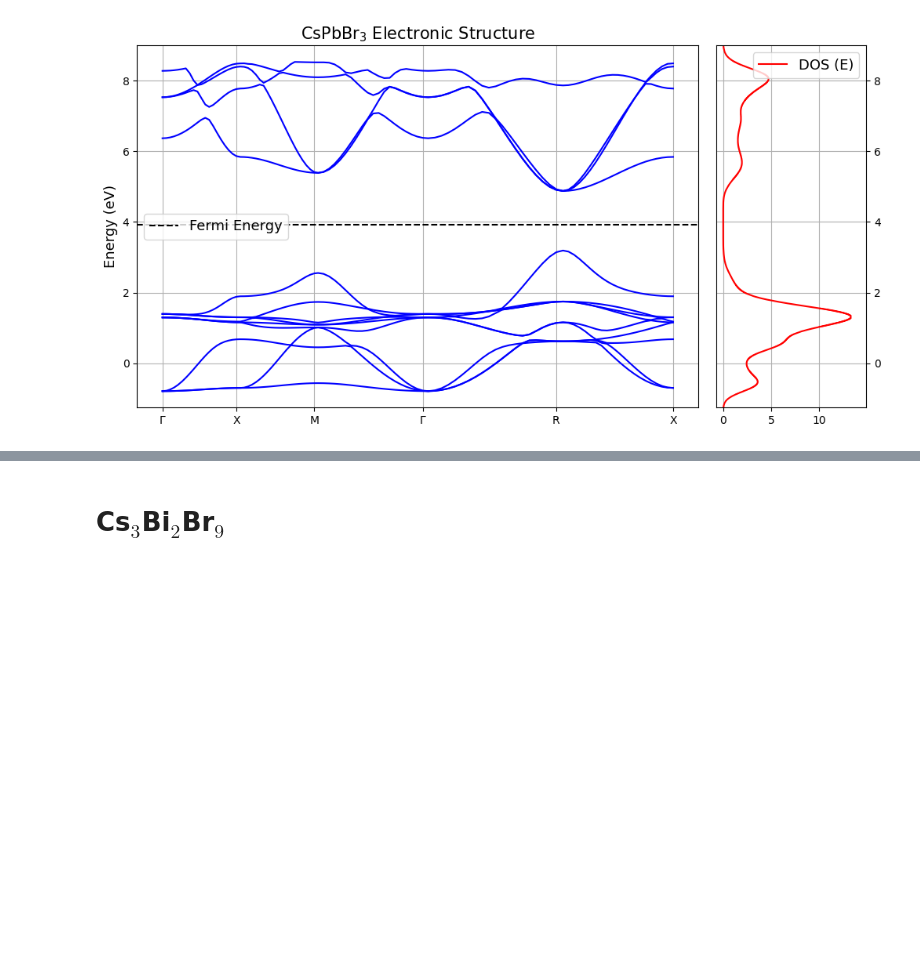
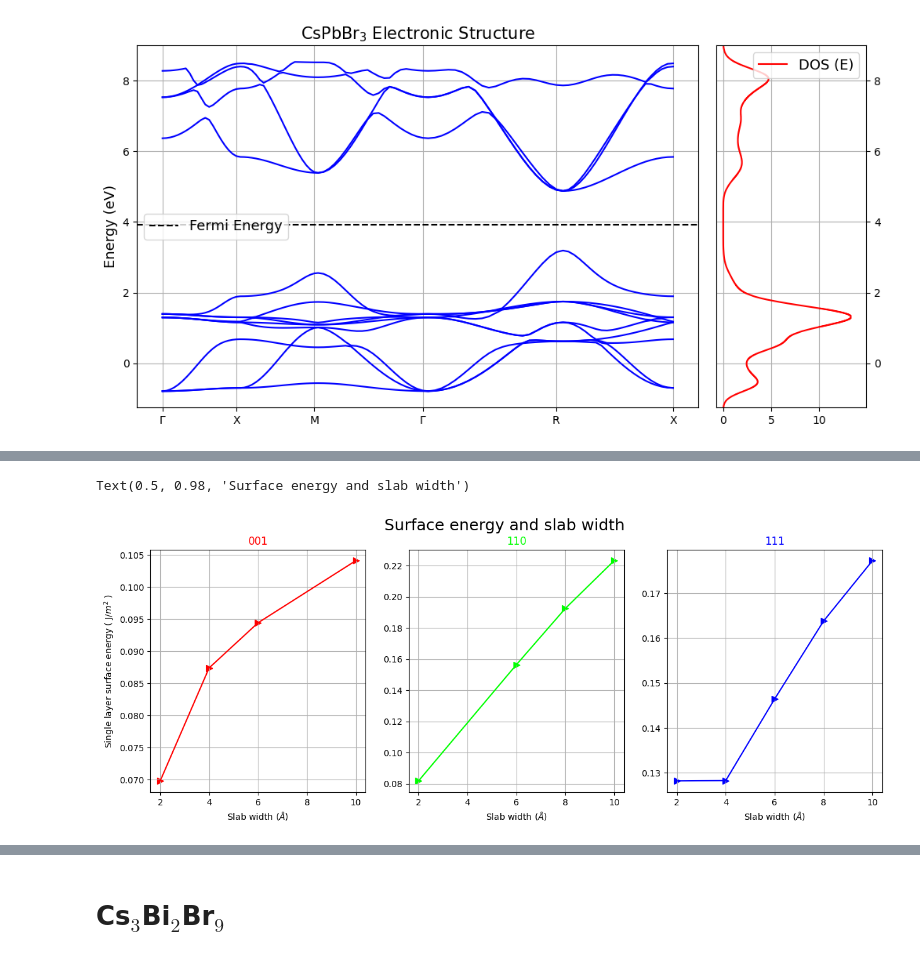
Before and after one commit to gabrielxvr/PeQDs-morphology-analysis, a Jupyter notebook: PLOTS.ipynb, the cells around one changed output, grey strips where cells are left out. Cells and saved outputs as stored; diff of their text form; code cells hidden in the pictures; blank space fills up the shorter version.

Commit message:
slab thickness analysis and Wulff construction

```diff
--- a/PLOTS.ipynb
+++ b/PLOTS.ipynb
@@ -51,3 +53,16 @@ plt.savefig('CsPbBr3/banda_CsPbBr3.png', dpi = 200)
 # %% [output]
 Band Gap = 1.6869 eV
 [figure]
+# %%
+df_001 = pd.read_csv('CsPbBr3/001.txt', sep = ' ')
+df_110 = pd.read_csv('CsPbBr3/110.txt', sep = ' ')
+df_111 = pd.read_csv('CsPbBr3/111.txt', sep = ' ')
+
+E_bulk, E_slab, n_bulk, n_slab, A = df_001['Ebulk'][0], df_001['Et'], 5.0, df_001['Nat'], df_001['A']
+df_001['Ess'] = single_surface(E_bulk, E_slab, n_bulk, n_slab, A)
+
+E_bulk, E_slab, n_bulk, n_slab, A = df_110['Ebulk'][0], df_110['Et'], 5.0, df_110['Nat'], df_110['A']
+df_110['Ess'] = single_surface(E_bulk, E_slab, n_bulk, n_slab, A)
+
+E_bulk, E_slab, n_bulk, n_slab, A = df_111['Ebulk'][0], df_111['Et'], 5.0, df_111['Nat'], df_111['A']
+df_111['Ess'] = single_surface(E_bulk, E_slab, n_bulk, n_slab, A)
@@ -53,0 +94,22 @@ Band Gap = 1.6869 eV
+# %%
+fig, [ax1,ax2,ax3] = plt.subplots(1, 3, figsize=(15, 5))
+tabelas = [df_001, df_110, df_111]
+pl = ['001', '110', '111']
+colors = ['r', 'lime', 'b']
+u = 0
+for ax in [ax1,ax2,ax3]:
+
+    ax.scatter(tabelas[u]['N'], tabelas[u]['Ess'], marker = '>', color = colors[u], s = 50)
+    ax.plot(tabelas[u]['N'], tabelas[u]['Ess'], color = colors[u])
+    ax.set_title(pl[u], c = colors[u], fontsize = 12)
+    ax.set_xlabel(r'Slab width ($\AA$)')
+    if u == 0:
+        ax.set_ylabel(r'Single layer surface energy ( J/$m^2$ )')
+
+    #ax.set_yscale('log')
+    ax.grid('--')
+    u+=1
+plt.suptitle('Surface energy and slab width', fontsize=18)
+# %% [output]
+Text(0.5, 0.98, 'Surface energy and slab width')
+[figure, added]
```
Also changed, not shown: parts of 6 cells of this notebook, 4 other files.
